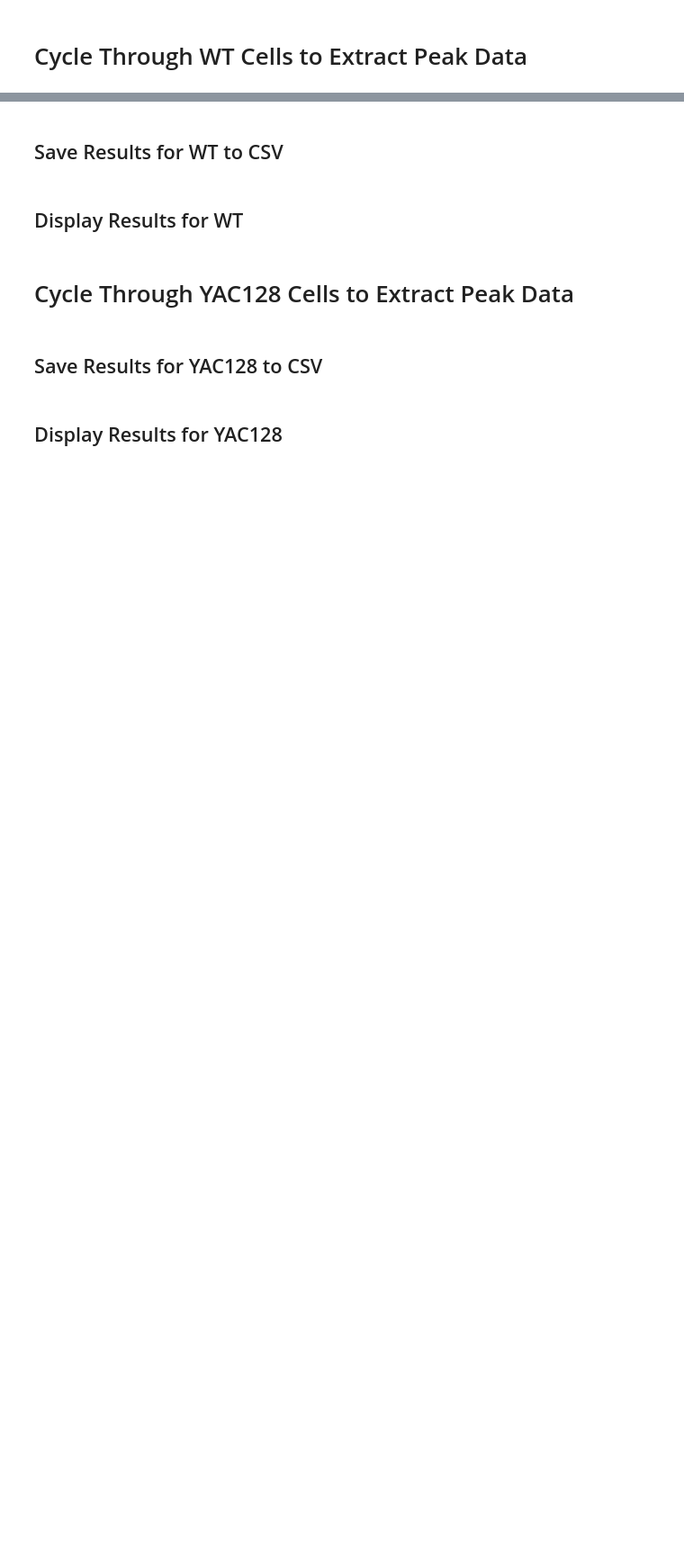
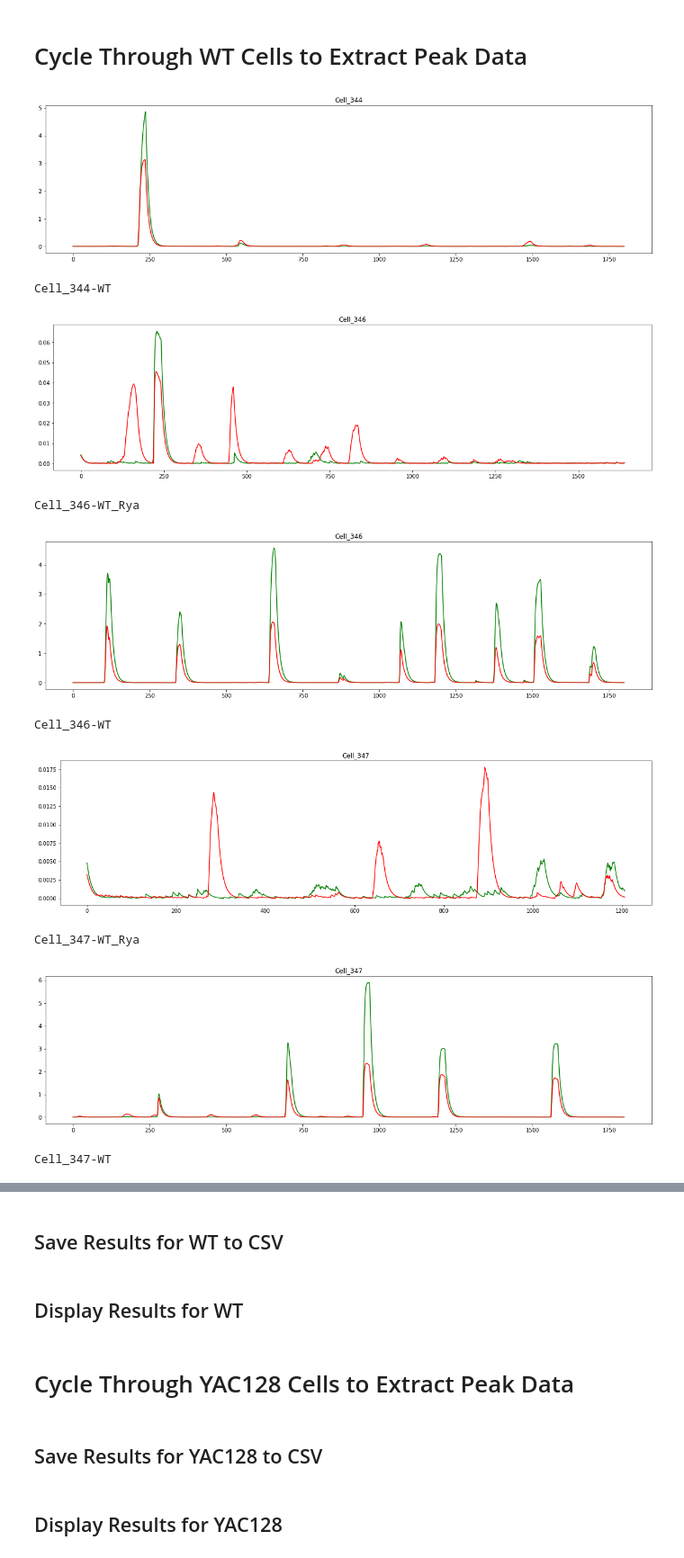
Before and after one commit to ubcbraincircuits/nuclear_cytosol_segmentation, a Jupyter notebook: dendritic_segmentation/Trace_Stats.ipynb, the cells around one changed output, grey strips where cells are left out. Shown at 90% size. Drawn from its saved outputs; the diff is of its cells as text; code cells hidden in the pictures; blank space fills up the shorter version.

```diff
--- a/dendritic_segmentation/Trace_Stats.ipynb
+++ b/dendritic_segmentation/Trace_Stats.ipynb
@@ -553,7 +573,3 @@ for cell in WT_Cells:
         WT_Somas.append(cell)
     if 'Dendrites' in cell:
         WT_Dendrites.append(cell)
-# %%
-for cell in WT_Somas:
-    dendrites  = next(dend for dend in WT_Dendrites if cell[:8] in dend)
-    print(dendrites)
@@ -572,31 +616,42 @@ WT_GDFF = pd.DataFrame()
 WT_RDFF = pd.DataFrame()
 
 for cell in WT_Somas:
-    dendrites  = next(dend for dend in WT_Dendrites if cell[:8] in dend)
+    dendrites  = next(dend for dend in WT_Dendrites if (cell[:len(cell) - cell[::-1].index('_')]) in dend)
 
     rcamp = np.transpose(np.array(pd.read_csv(os.path.join(DATA_DIRECTORY, dendrites), sep=',',header=None)))
     gcamp = np.transpose(np.array(pd.read_csv(os.path.join(DATA_DIRECTORY, cell), sep=',',header=None)))
     rcamp = rcamp[0]
     gcamp = gcamp[0]
 
     # Calculate df/f and perform NND
     dffG = deltaFOverF0(gcamp, HZ)
     dffG = nndSmooth(dffG, HZ, tau=1)
 
     dffR = deltaFOverF0(rcamp, HZ)
     dffR = nndSmooth(dffR, HZ, tau=1)
 
     plt.plot(dffG, color='green')
     plt.plot(dffR, color="red")
     plt.title(cell[:8])
     plt.show()
 
     WT_RDFF = WT_RDFF.append(pd.Series([cell, dffR], name=cell))
     WT_GDFF = WT_GDFF.append(pd.Series([cell, dffG], name=cell))
 
     cell_stats, peak_data, gcamp_peak_data, rcamp_peak_data= signal_analysis(cell, dffG, dffR, gcamp, rcamp)
 
     WT_Stats = WT_Stats.append(cell_stats, ignore_index=True)
     WT_Shared_Peaks = WT_Shared_Peaks.append(peak_data, ignore_index=True)
     WT_GCaMP = WT_GCaMP.append(gcamp_peak_data, ignore_index=True)
     WT_RCaMP = WT_RCaMP.append(rcamp_peak_data, ignore_index=True)
+# %% [output]
+[figure, added]
+Cell_344-WT
+[figure, added]
+Cell_346-WT_Rya
+[figure, added]
+Cell_346-WT
+[figure, added]
+Cell_347-WT_Rya
+[figure, added]
+Cell_347-WT
```
Also changed, not shown: parts of 6 cells of this notebook.
